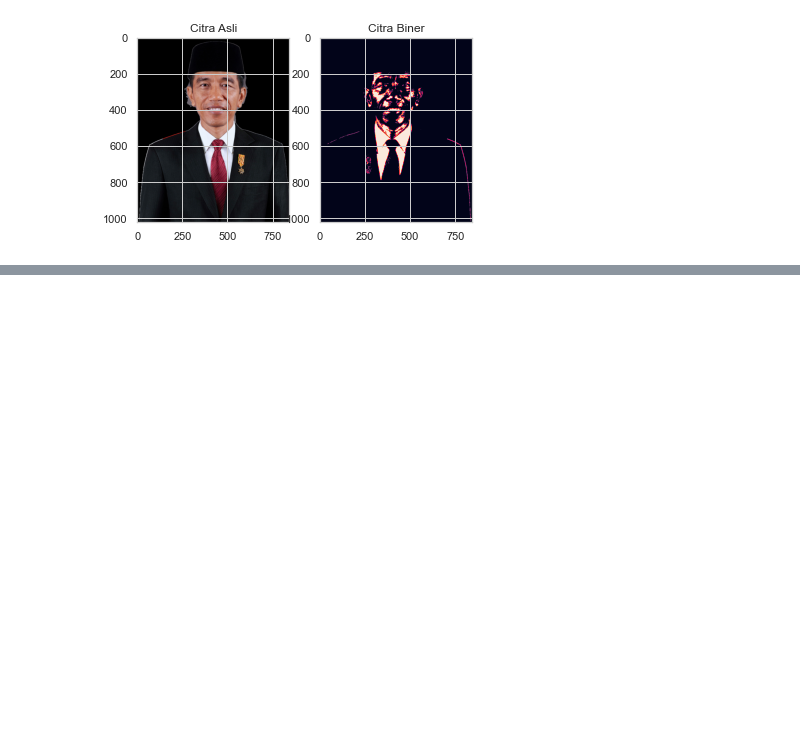
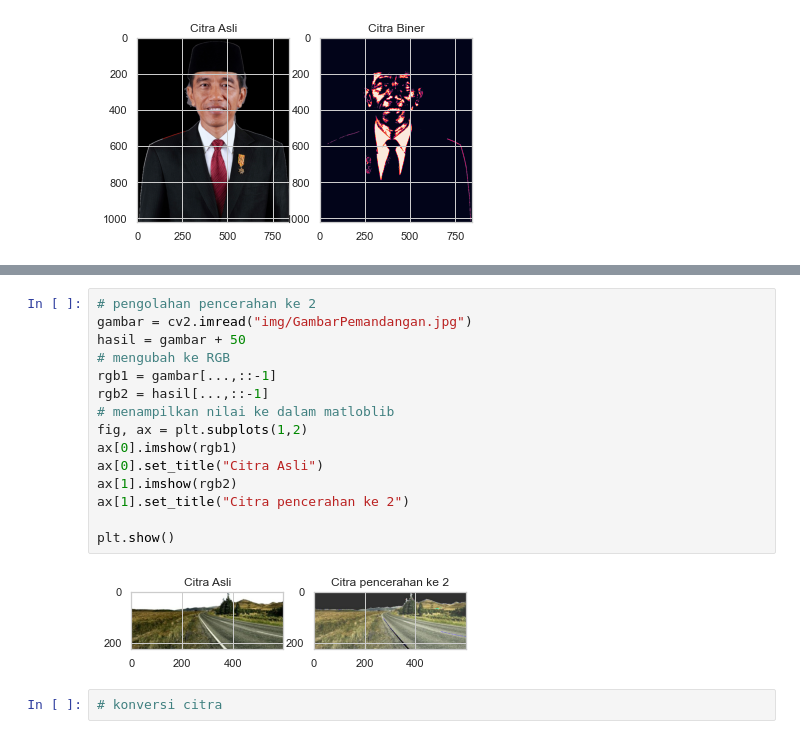
Before and after one commit to dzakyfaishalariq/DataSains, a Jupyter notebook: openCV/openCVdasar.ipynb, the cells around one changed output, grey strips where cells are left out. Cells and saved outputs as stored; diff of their text form; blank space fills up the shorter version.

```diff
--- a/openCV/openCVdasar.ipynb
+++ b/openCV/openCVdasar.ipynb
@@ -178,0 +196,19 @@ plt.show()
+# %%
+# pengolahan pencerahan ke 2
+gambar = cv2.imread("img/GambarPemandangan.jpg")
+hasil = gambar + 50
+# mengubah ke RGB
+rgb1 = gambar[...,::-1]
+rgb2 = hasil[...,::-1]
+# menampilkan nilai ke dalam matloblib
+fig, ax = plt.subplots(1,2)
+ax[0].imshow(rgb1)
+ax[0].set_title("Citra Asli")
+ax[1].imshow(rgb2)
+ax[1].set_title("Citra pencerahan ke 2")
+
+plt.show()
+# %% [output]
+[figure, added]
+# %%
+# konversi citra
```
Also changed, not shown: parts of 1 cell of this notebook.
